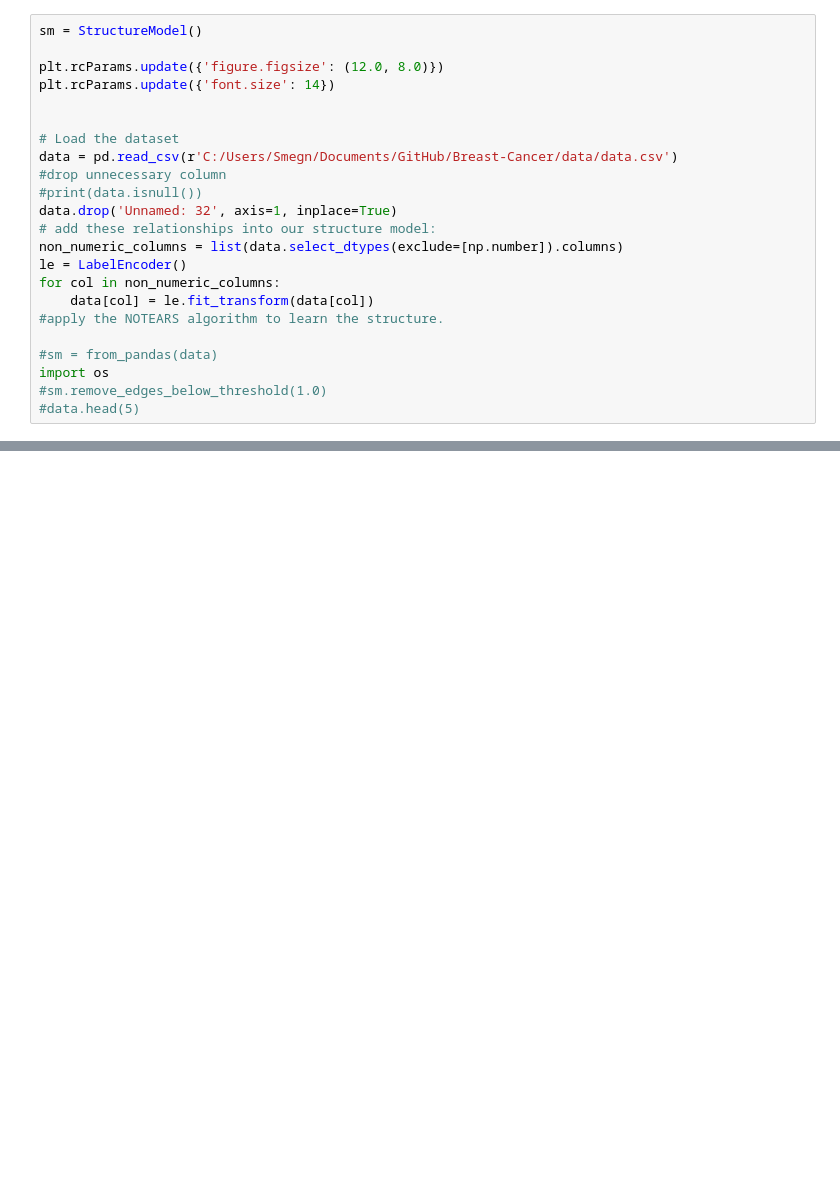
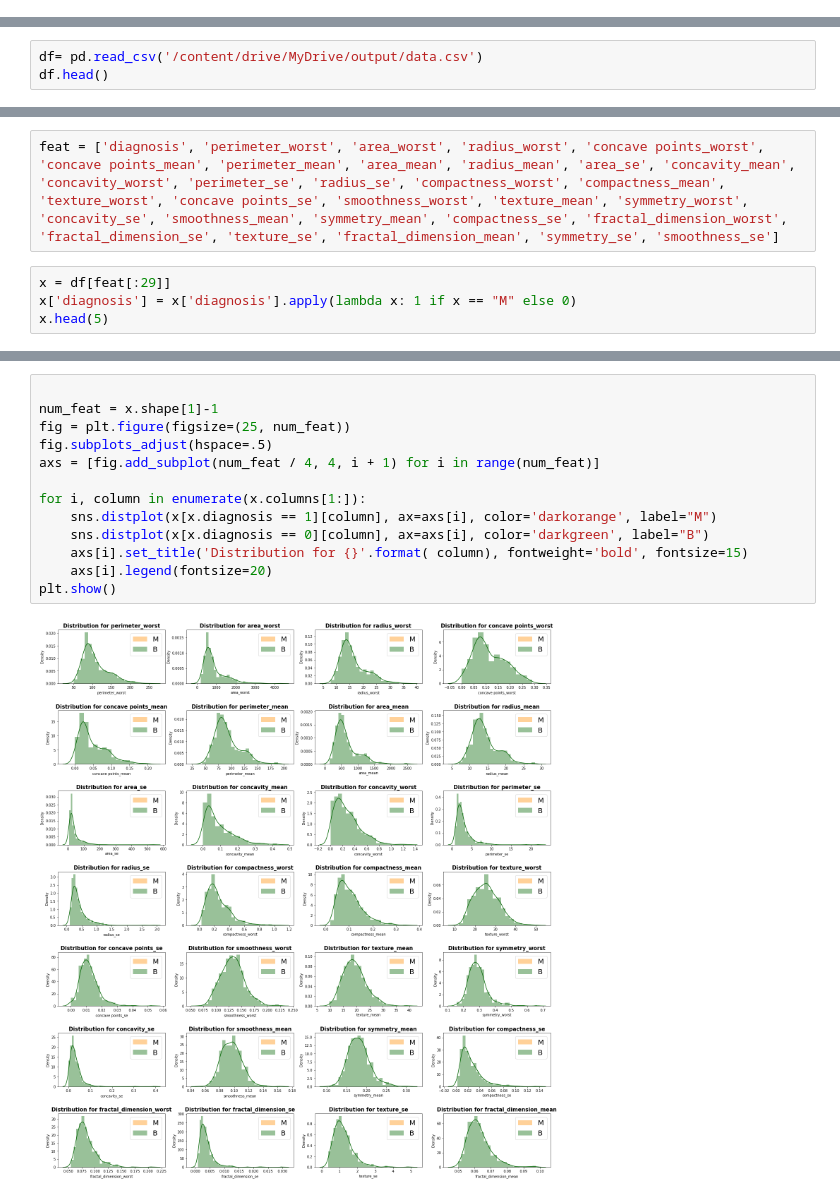
Before and after one commit to Breast-Cancer-causal/Breast-Cancer-causality, a Jupyter notebook: notebooks/causal_graph.ipynb, the cells around one changed output, grey strips where cells are left out. Drawn from its saved outputs; the diff is of its cells as text; blank space fills up the shorter version.

```diff
--- a/notebooks/causal_graph.ipynb
+++ b/notebooks/causal_graph.ipynb
@@ -14,23 +0,0 @@ from causalnex.structure import StructureModel
-# %%
-sm = StructureModel()
-
-plt.rcParams.update({'figure.figsize': (12.0, 8.0)})
-plt.rcParams.update({'font.size': 14})
-
-
-# Load the dataset
-data = pd.read_csv(r'C:/Users/Smegn/Documents/GitHub/Breast-Cancer/data/data.csv')
-#drop unnecessary column
-#print(data.isnull())
-data.drop('Unnamed: 32', axis=1, inplace=True)
-# add these relationships into our structure model:
-non_numeric_columns = list(data.select_dtypes(exclude=[np.number]).columns)
-le = LabelEncoder()
-for col in non_numeric_columns:
-    data[col] = le.fit_transform(data[col])
-#apply the NOTEARS algorithm to learn the structure.
-
-#sm = from_pandas(data)
-import os
-#sm.remove_edges_below_threshold(1.0)
-#data.head(5)
@@ -373,0 +16,3 @@ ModuleNotFoundError: No module named 'causalnex'
+# %%
+df= pd.read_csv('/content/drive/MyDrive/output/data.csv')
+df.head()
@@ -373,0 +83,6 @@ ModuleNotFoundError: No module named 'causalnex'
+# %%
+feat = ['diagnosis', 'perimeter_worst', 'area_worst', 'radius_worst', 'concave points_worst', 'concave points_mean', 'perimeter_mean', 'area_mean', 'radius_mean', 'area_se', 'concavity_mean', 'concavity_worst', 'perimeter_se', 'radius_se', 'compactness_worst', 'compactness_mean', 'texture_worst', 'concave points_se', 'smoothness_worst', 'texture_mean', 'symmetry_worst', 'concavity_se', 'smoothness_mean', 'symmetry_mean', 'compactness_se', 'fractal_dimension_worst', 'fractal_dimension_se', 'texture_se', 'fractal_dimension_mean', 'symmetry_se', 'smoothness_se']
+# %%
+x = df[feat[:29]]
+x['diagnosis'] = x['diagnosis'].apply(lambda x: 1 if x == "M" else 0)
+x.head(5)
@@ -373,0 +96,15 @@ ModuleNotFoundError: No module named 'causalnex'
+# %%
+
+num_feat = x.shape[1]-1
+fig = plt.figure(figsize=(25, num_feat))
+fig.subplots_adjust(hspace=.5)
+axs = [fig.add_subplot(num_feat / 4, 4, i + 1) for i in range(num_feat)]
+
+for i, column in enumerate(x.columns[1:]):
+    sns.distplot(x[x.diagnosis == 1][column], ax=axs[i], color='darkorange', label="M")
+    sns.distplot(x[x.diagnosis == 0][column], ax=axs[i], color='darkgreen', label="B")
+    axs[i].set_title('Distribution for {}'.format( column), fontweight='bold', fontsize=15)
+    axs[i].legend(fontsize=20)
+plt.show()
+# %% [output]
+[figure, added]
```
Also changed, not shown: parts of 84 cells of this notebook, 6 other files.
